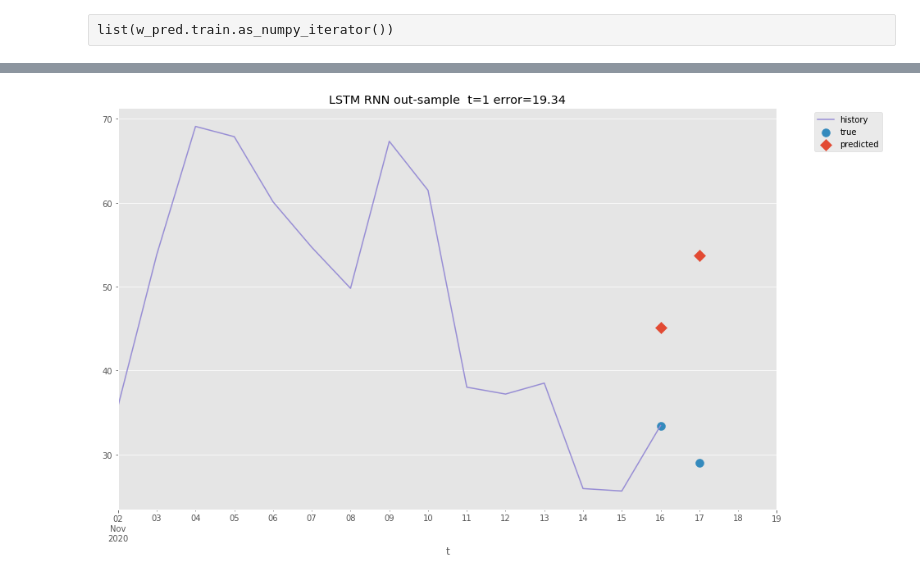
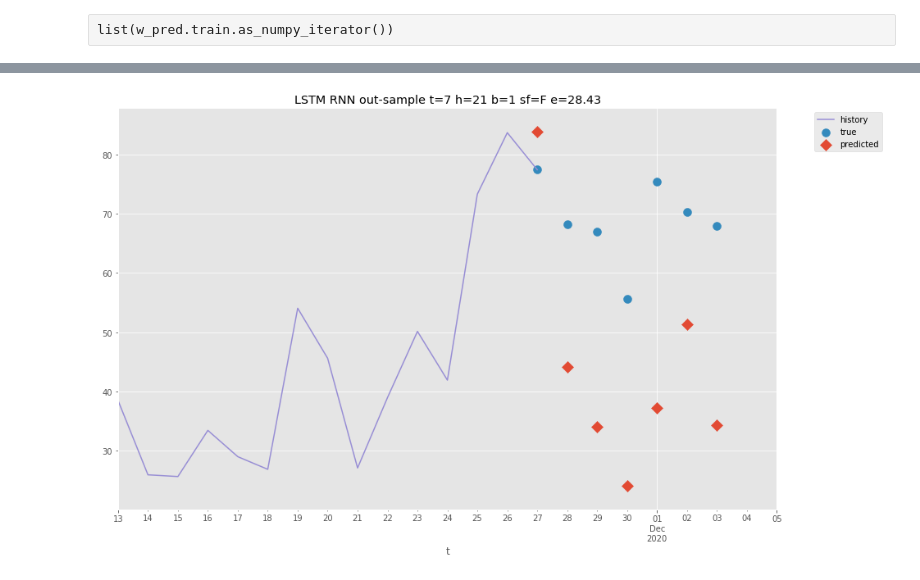
Before and after one commit to a4shubert/statslib, a Jupyter notebook: sandbox/STPB_LSTM_WITH_CLASS.ipynb, the cells around one changed output, grey strips where cells are left out. Saved outputs shown, nothing was run; the diff lists cells and outputs as text; code cells hidden in the pictures.

```diff
--- a/sandbox/STPB_LSTM_WITH_CLASS.ipynb
+++ b/sandbox/STPB_LSTM_WITH_CLASS.ipynb
@@ -198,3 +194,8 @@ BATC_S = 7
+# %%
+INP_W = 7*3
+OUT_W = 7
+BATC_S = 1
+SHUFFLE = False
 # %%
 window = stb.WindowGenerator(
                          input_width=INP_W,
@@ -231,7 +232,7 @@ window.plot('gas')
 lstm_model = tf.keras.models.Sequential([
 
     tf.keras.layers.LSTM(units=64, activation='relu',return_sequences=True),
-    tf.keras.layers.LSTM(units=32, activation='relu',return_sequences=False),
+    tf.keras.layers.LSTM(units=64, activation='relu',return_sequences=False),
     tf.keras.layers.Dense(units=OUT_W)
 ])
 # %%
@@ -348,24 +391,24 @@ metric = stb.metrics.root_mean_squared_error
 # %%
 out_of_sample_error = metric(y, y_hat)
 
 fig, ax =plt.subplots(figsize=figsize)
 DM.dm.truncate(after=y_hat.index.min()).iloc[-int(15):]['v'].plot(ax=ax,
                                         color=stb.utils.plots.get_standard_colors()[2])
 # y.plot(ax=ax, color=stb.utils.plots.get_standard_colors()[1])
 # y_hat.plot(ax=ax, color=stb.utils.plots.get_standard_colors()[0])
 
 ax.scatter(y.index, y.values, 100, color=stb.utils.plots.get_standard_colors()[1])
 ax.scatter(y_hat.index, y_hat.values, 100, marker='D', color=stb.utils.plots.get_standard_colors()[0])
 
 
 ax.legend(['history', 'true', 'predicted'], bbox_to_anchor=(1.05, 1), loc='upper left')
 
 ax.set_xlim(right=y.index.max() + DateOffset(days=2))
 
 plt.title(f'ForecastHorizon={OUT_W}days | Error={stb.metrics.root_mean_squared_error(y, y_hat):.4f}')
-title = f'LSTM RNN out-sample  t={FORECAST_HORIZON} error={out_of_sample_error:.2f}'
+title = f'LSTM RNN out-sample t={OUT_W} h={INP_W} b={BATC_S} sf={str(SHUFFLE)[0]} e={out_of_sample_error:.2f}'
 ax.set_title(title)
 plt.savefig(r'C:\temp\{}.png'.format(title), bbox_inches = 'tight', pad_inches = 0)
 plt.show()
 # %% [output]
-[figure, old version]
+[figure, new version]
```
Also changed, not shown: parts of 17 cells of this notebook, 1 other file.
